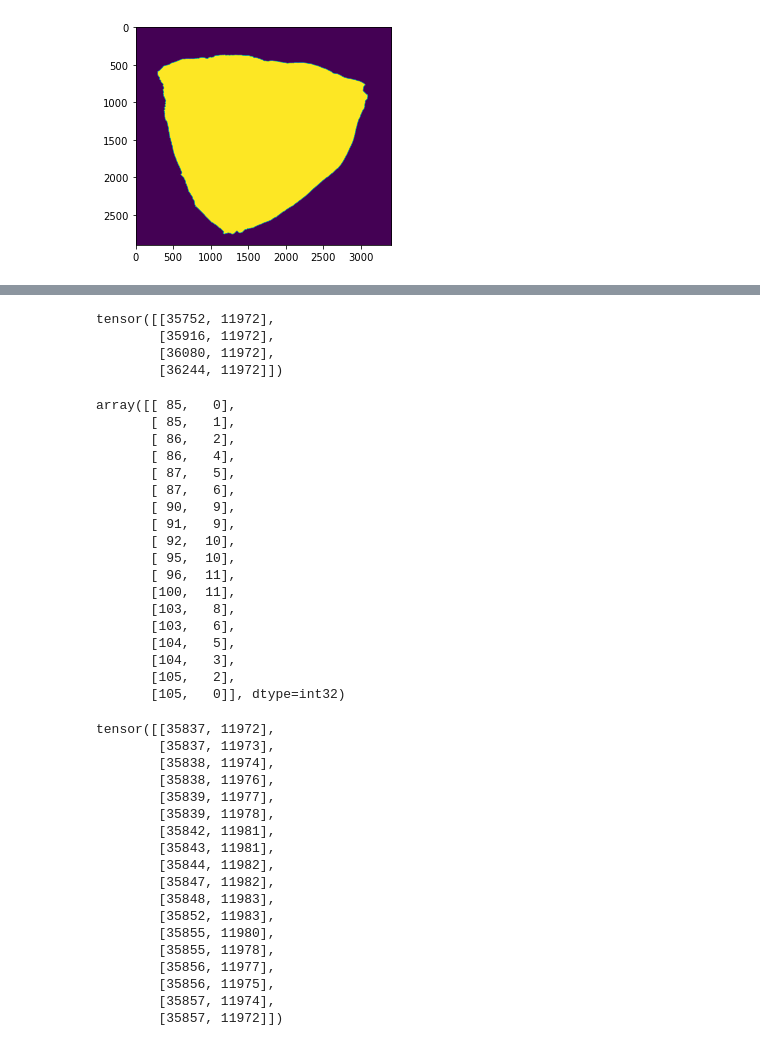
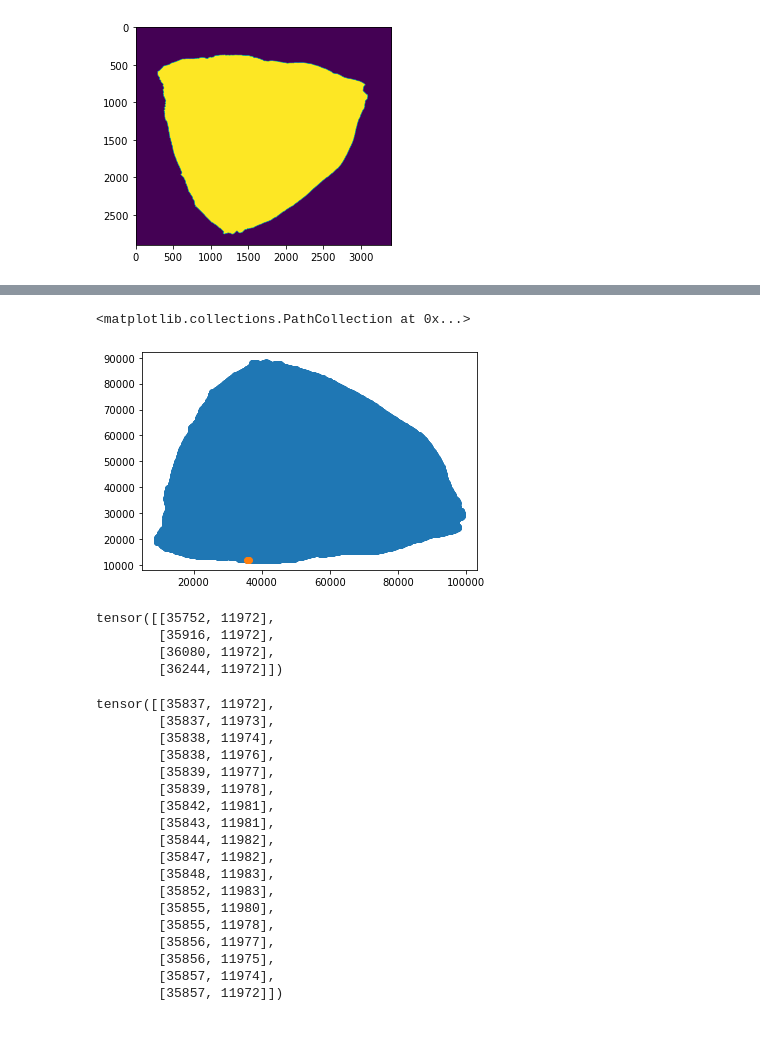
Before and after one commit to RensterMaat/premium_pathology, a Jupyter notebook: hovernet_re/03_wsi.ipynb, the cells around one changed output, grey strips where cells are left out. Cells and saved outputs as stored; diff of their text form; code cells hidden in the pictures.

```diff
--- a/hovernet_re/03_wsi.ipynb
+++ b/hovernet_re/03_wsi.ipynb
@@ -196 +264,7 @@ annotations
+# %%
+plt.scatter(filtered_origins[:,0], filtered_origins[:,1])
+plt.scatter(origins[:,0], origins[:,1])
+# %% [output]
+<matplotlib.collections.PathCollection at 0x...>
+[figure, added]
 # %%
@@ -200,27 +274,6 @@ tensor([[35752, 11972],
         [35916, 11972],
         [36080, 11972],
         [36244, 11972]])
-# %%
-annotation[k]['contour']
-# %% [output]
-array([[ 85,   0],
-       [ 85,   1],
-       [ 86,   2],
-       [ 86,   4],
-       [ 87,   5],
-       [ 87,   6],
-       [ 90,   9],
-       [ 91,   9],
-       [ 92,  10],
-       [ 95,  10],
-       [ 96,  11],
-       [100,  11],
-       [103,   8],
-       [103,   6],
-       [104,   5],
-       [104,   3],
-       [105,   2],
-       [105,   0]], dtype=int32)
 # %%
 origin[0] + annotation[k]['contour']
 # %% [output]
```
Also changed, not shown: parts of 15 cells of this notebook, 27 other files.
